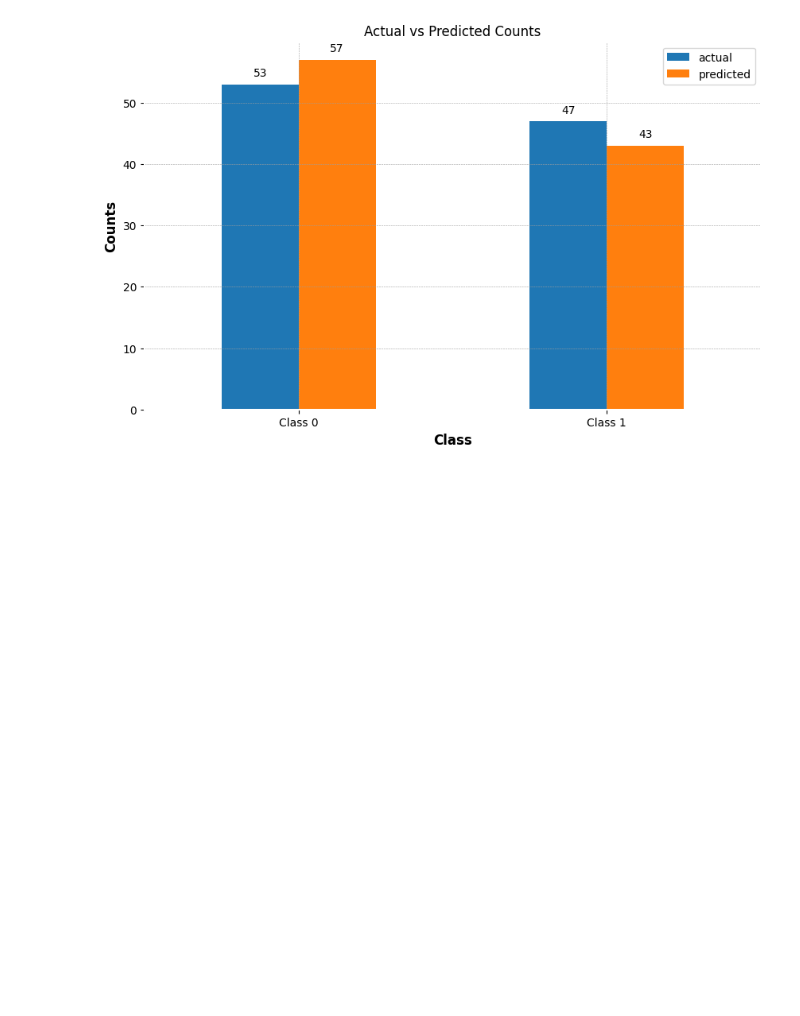
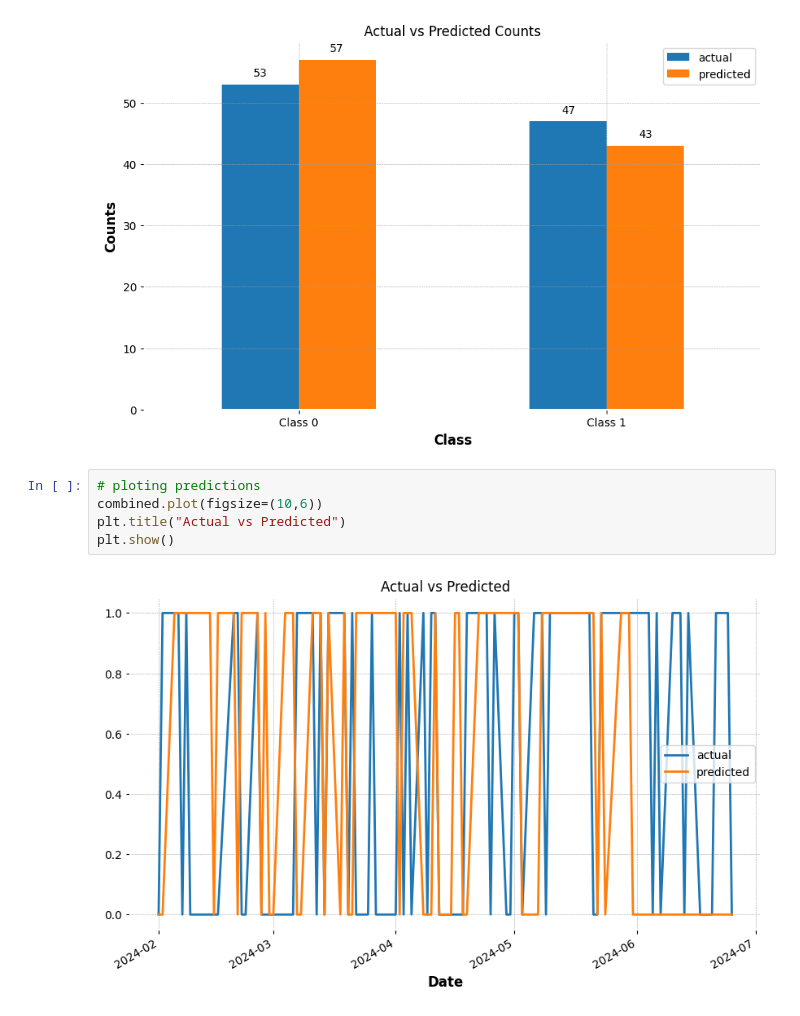
Before and after one commit to Asifdotexe/StoDir, a Jupyter notebook: code/stock-price-prediction.ipynb, the cells around one changed output. Drawn from its saved outputs; the diff is of its cells as text; blank space fills up the shorter version.

Commit message:
#13 perfoming actual vs predicted plot

```diff
--- a/code/stock-price-prediction.ipynb
+++ b/code/stock-price-prediction.ipynb
@@ -241,3 +241,10 @@ for p in ax.patches:
 plt.show()
 # %% [output]
 [figure]
+# %%
+# ploting predictions
+combined.plot(figsize=(10,6))
+plt.title("Actual vs Predicted")
+plt.show()
+# %% [output]
+[figure, added]
```
